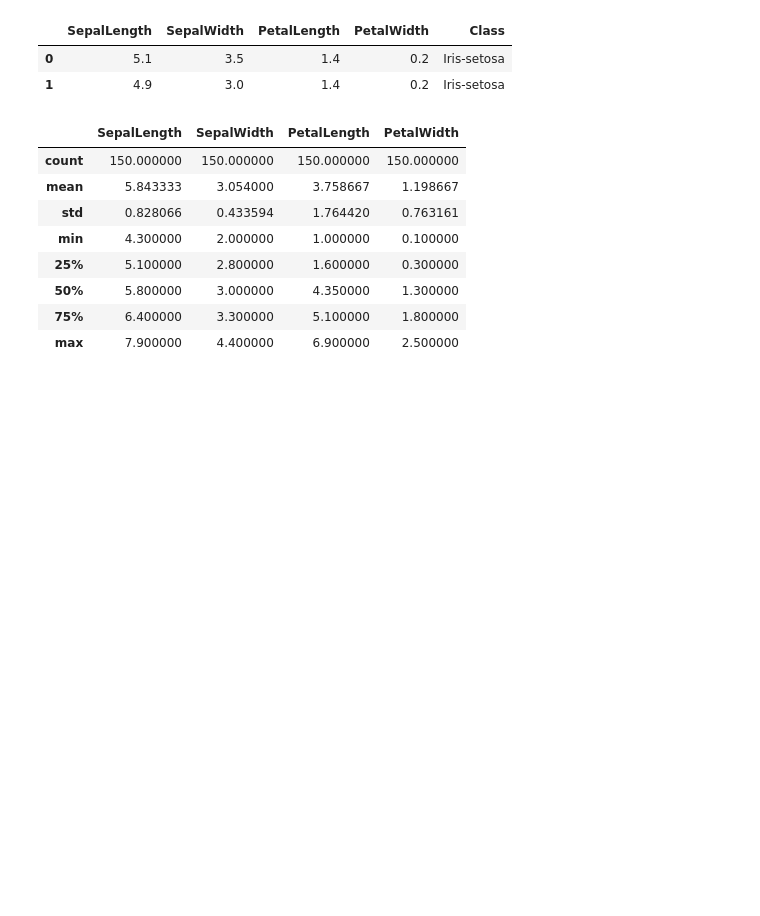
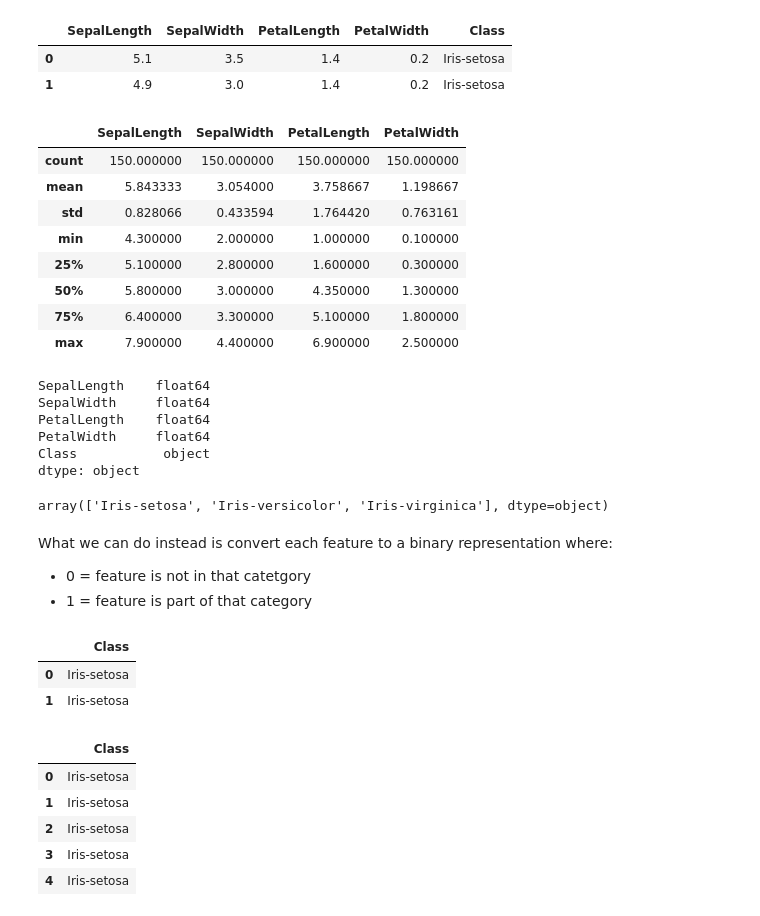
Before and after one commit to davideliason/DM4BA_Personal_Practice, a Jupyter notebook: Pandas_DataAnalysis.ipynb, the cells around one changed output. Drawn from its saved outputs; the diff is of its cells as text; code cells hidden in the pictures; blank space fills up the shorter version.

```diff
--- a/Pandas_DataAnalysis.ipynb
+++ b/Pandas_DataAnalysis.ipynb
@@ -679,3 +679,21 @@ iris.describe()
 | 50% | 5.800000 | 3.000000 | 4.350000 | 1.300000 |
 | 75% | 6.400000 | 3.300000 | 5.100000 | 1.800000 |
 | max | 7.900000 | 4.400000 | 6.900000 | 2.500000 |
+# %%
+iris.dtypes
+# %% [output]
+SepalLength    float64
+SepalWidth     float64
+PetalLength    float64
+PetalWidth     float64
+Class           object
+dtype: object
+# %%
+iris.Class.unique()
+# %% [output]
+array(['Iris-setosa', 'Iris-versicolor', 'Iris-virginica'], dtype=object)
+# %% [markdown]
+What we can do instead is convert each feature to a binary representation where:
+
+- 0 = feature is not in that catetgory
+- 1 = feature is part of that category
@@ -681,0 +702,15 @@ iris.describe()
+# %%
+feature_df.head(2)
+# %% [output]
+|  | Class |
+| 0 | Iris-setosa |
+| 1 | Iris-setosa |
+# %%
+feature_df.head()
+# %% [output]
+|  | Class |
+| 0 | Iris-setosa |
+| 1 | Iris-setosa |
+| 2 | Iris-setosa |
+| 3 | Iris-setosa |
+| 4 | Iris-setosa |
```
Also changed, not shown: parts of 11 cells of this notebook, 1 other file.
